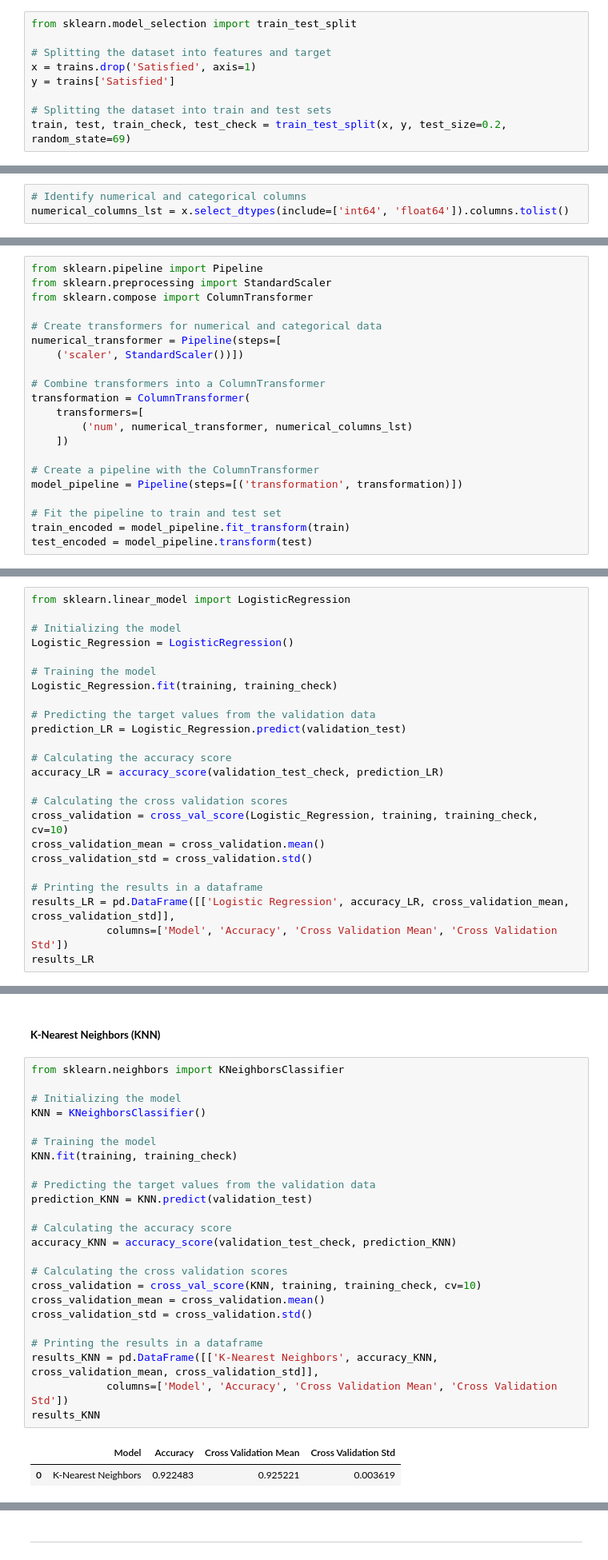
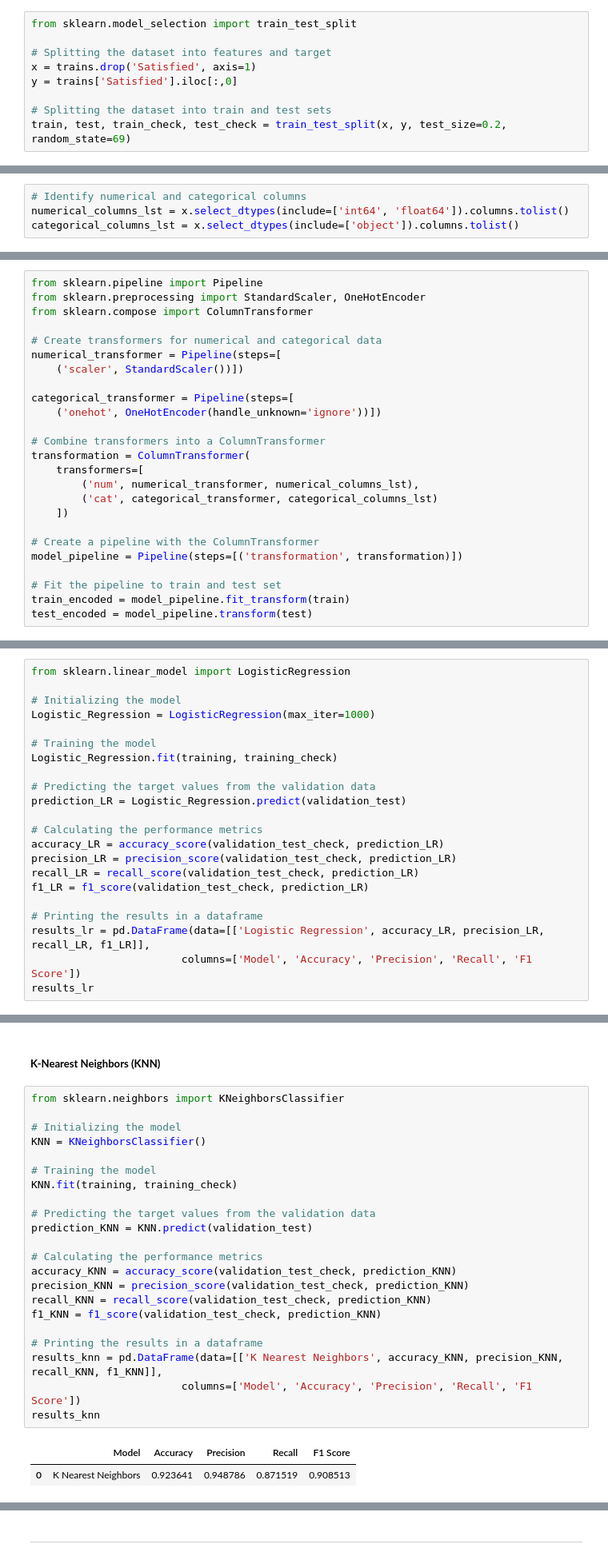
Before and after one commit to Chargent/Trains-Customers-Satisfaction-Machine-Learning-Project, a Jupyter notebook: main.ipynb, the cells around one changed output, grey strips where cells are left out. Shown at 80% size. Saved outputs shown, nothing was run; the diff lists cells and outputs as text.

```diff
--- a/main.ipynb
+++ b/main.ipynb
@@ -417,7 +417,7 @@ from sklearn.model_selection import train_test_split
 
 # Splitting the dataset into features and target
 x = trains.drop('Satisfied', axis=1)
-y = trains['Satisfied']
+y = trains['Satisfied'].iloc[:,0]
 
 # Splitting the dataset into train and test sets
 train, test, train_check, test_check = train_test_split(x, y, test_size=0.2, random_state=69)
@@ -430,21 +430,26 @@ To prepare the data this process adjusts the range of different features to a st
 # %%
 # Identify numerical and categorical columns
 numerical_columns_lst = x.select_dtypes(include=['int64', 'float64']).columns.tolist()
+categorical_columns_lst = x.select_dtypes(include=['object']).columns.tolist()
 # %% [markdown]
 Here we set up a Pipeline that sets up a scaler to standardize the data.
 # %%
 from sklearn.pipeline import Pipeline
-from sklearn.preprocessing import StandardScaler
+from sklearn.preprocessing import StandardScaler, OneHotEncoder
 from sklearn.compose import ColumnTransformer
 
 # Create transformers for numerical and categorical data
 numerical_transformer = Pipeline(steps=[
     ('scaler', StandardScaler())])
 
+categorical_transformer = Pipeline(steps=[
+    ('onehot', OneHotEncoder(handle_unknown='ignore'))])
+
 # Combine transformers into a ColumnTransformer
 transformation = ColumnTransformer(
     transformers=[
-        ('num', numerical_transformer, numerical_columns_lst)
+        ('num', numerical_transformer, numerical_columns_lst),
+        ('cat', categorical_transformer, categorical_columns_lst)
     ])
 
 # Create a pipeline with the ColumnTransformer
@@ -511,7 +519,7 @@ By using both accuracy score and cross-validation, we can gain comprehensive ins
 from sklearn.linear_model import LogisticRegression
 
 # Initializing the model
-Logistic_Regression = LogisticRegression()
+Logistic_Regression = LogisticRegression(max_iter=1000)
 
 # Training the model
 Logistic_Regression.fit(training, training_check)
@@ -519,16 +527,14 @@ Logistic_Regression.fit(training, training_check)
 # Predicting the target values from the validation data
 prediction_LR = Logistic_Regression.predict(validation_test)
 
-# Calculating the accuracy score
+# Calculating the performance metrics
 accuracy_LR = accuracy_score(validation_test_check, prediction_LR)
-
-# Calculating the cross validation scores
-cross_validation = cross_val_score(Logistic_Regression, training, training_check, cv=10)
-cross_validation_mean = cross_validation.mean()
-cross_validation_std = cross_validation.std()
+precision_LR = precision_score(validation_test_check, prediction_LR)
+recall_LR = recall_score(validation_test_check, prediction_LR)
+f1_LR = f1_score(validation_test_check, prediction_LR)
 
 # Printing the results in a dataframe
-results_LR = pd.DataFrame([['Logistic Regression', accuracy_LR, cross_validation_mean, cross_validation_std]],
-            columns=['Model', 'Accuracy', 'Cross Validation Mean', 'Cross Validation Std'])
-results_LR
+results_lr = pd.DataFrame(data=[['Logistic Regression', accuracy_LR, precision_LR, recall_LR, f1_LR]],
+                        columns=['Model', 'Accuracy', 'Precision', 'Recall', 'F1 Score'])
+results_lr
 # %% [output]
@@ -539,27 +553,25 @@ results_LR
 # %%
 from sklearn.neighbors import KNeighborsClassifier
 
 # Initializing the model
 KNN = KNeighborsClassifier()
 
 # Training the model
 KNN.fit(training, training_check)
 
 # Predicting the target values from the validation data
 prediction_KNN = KNN.predict(validation_test)
 
-# Calculating the accuracy score
+# Calculating the performance metrics
 accuracy_KNN = accuracy_score(validation_test_check, prediction_KNN)
-
-# Calculating the cross validation scores
-cross_validation = cross_val_score(KNN, training, training_check, cv=10)
-cross_validation_mean = cross_validation.mean()
-cross_validation_std = cross_validation.std()
+precision_KNN = precision_score(validation_test_check, prediction_KNN)
+recall_KNN = recall_score(validation_test_check, prediction_KNN)
+f1_KNN = f1_score(validation_test_check, prediction_KNN)
 
 # Printing the results in a dataframe
-results_KNN = pd.DataFrame([['K-Nearest Neighbors', accuracy_KNN, cross_validation_mean, cross_validation_std]],
-            columns=['Model', 'Accuracy', 'Cross Validation Mean', 'Cross Validation Std'])
-results_KNN
+results_knn = pd.DataFrame(data=[['K Nearest Neighbors', accuracy_KNN, precision_KNN, recall_KNN, f1_KNN]],
+                        columns=['Model', 'Accuracy', 'Precision', 'Recall', 'F1 Score'])
+results_knn
 # %% [output]
-|  | Model | Accuracy | Cross Validation Mean | Cross Validation Std |
-| 0 | K-Nearest Neighbors | 0.922483 | 0.925221 | 0.003619 |
+|  | Model | Accuracy | Precision | Recall | F1 Score |
+| 0 | K Nearest Neighbors | 0.923641 | 0.948786 | 0.871519 | 0.908513 |
```
Also changed, not shown: parts of 18 cells of this notebook.
